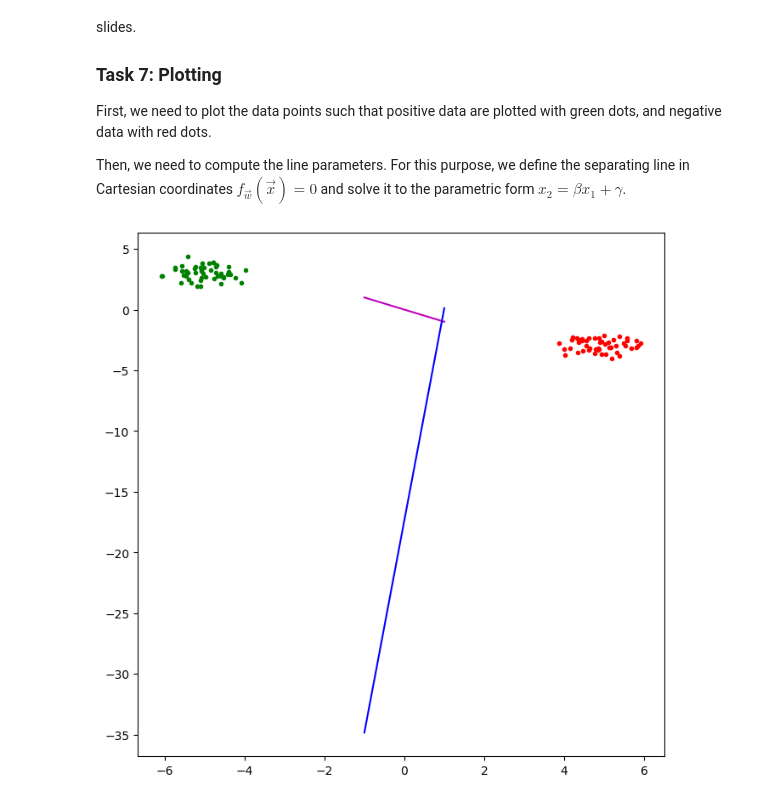
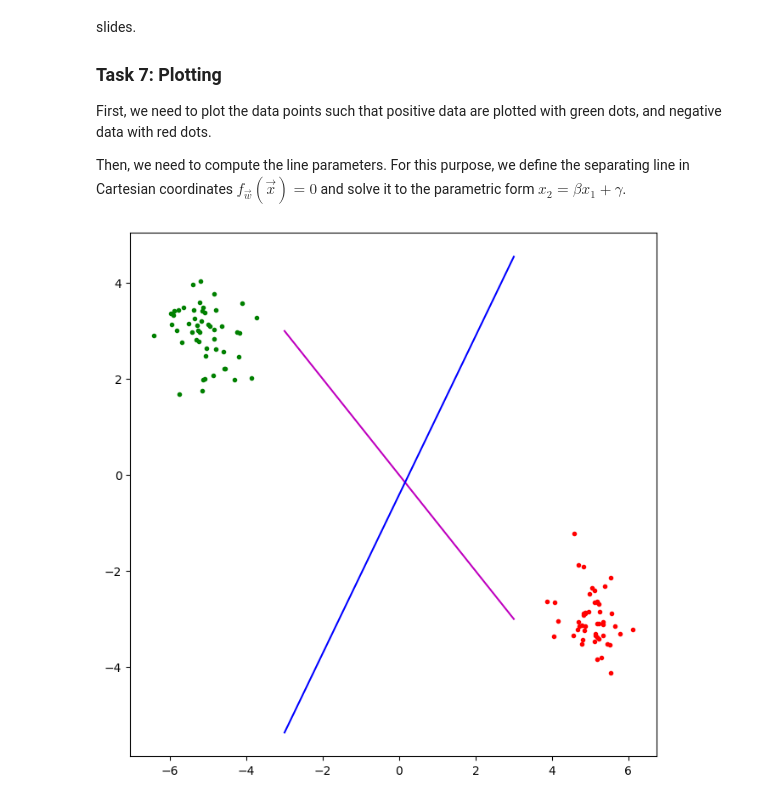
Before and after one commit to JorgeOrtizV/deepLearning_uzh, a Jupyter notebook: DL-Assignment01.ipynb, the cells around one changed output. Drawn from its saved outputs; the diff is of its cells as text; code cells hidden in the pictures.

```diff
--- a/DL-Assignment01.ipynb
+++ b/DL-Assignment01.ipynb
@@ -208,7 +212,7 @@ def perceptron_learning(X, T, w):
   while not separability_test(X, T, w_star) and epoch < max_epoch:
     for i in range(len(X)):
       if perceptron(X[i], w_star)*T[i] < 0:
-        w_star = w_star + X*T
+        w_star = w_star + X[i]*T[i]
     epoch += 1
   # if data is already classified correctly, return w_star
   # if data is misclassified, update w_star
@@ -334,32 +338,32 @@ def line_parameters(w):
 
 from matplotlib import pyplot
 
 # create a square plot
 pyplot.figure(figsize=(8,8))
 N = int(len(X)/2)
 # plot the positive data points
 pyplot.plot(X[:N][:,1], X[:N][:,2], "g.", label="positive data")
 # plot the negative data points
 pyplot.plot(X[N:][:,1], X[N:][:,2], "r.", label="negative data")
 
 # define positions where to evaluate the line:
-x1 = np.array([-1,1])
+x1 = np.array([-3,3])
 
 # compute line parameters for manual line
 beta, gamma = line_parameters(w_manual)
 # now, compute the values according to our parametric form:
 x2 = beta * x1 + gamma
 # plot manual line
 pyplot.plot(x1, x2, "m-", label="manual line")
 
 # compute line parameters for optimized line
 beta, gamma = line_parameters(w_star)
 # now, compute the values according to our parametric form:
 x2 = beta * x1 + gamma
 # plot optimized line
 pyplot.plot(x1, x2, "b-", label="optimized line")
 
 # make the plot more beautiful
 pyplot.show()
 # %% [output]
-[figure, old version]
+[figure, new version]
```
Also changed, not shown: parts of 9 cells of this notebook.
